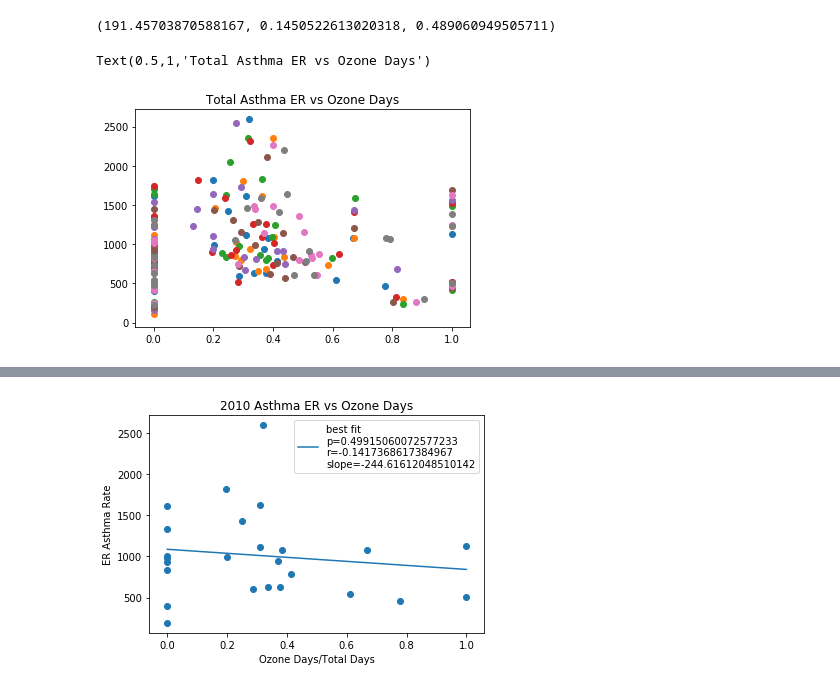
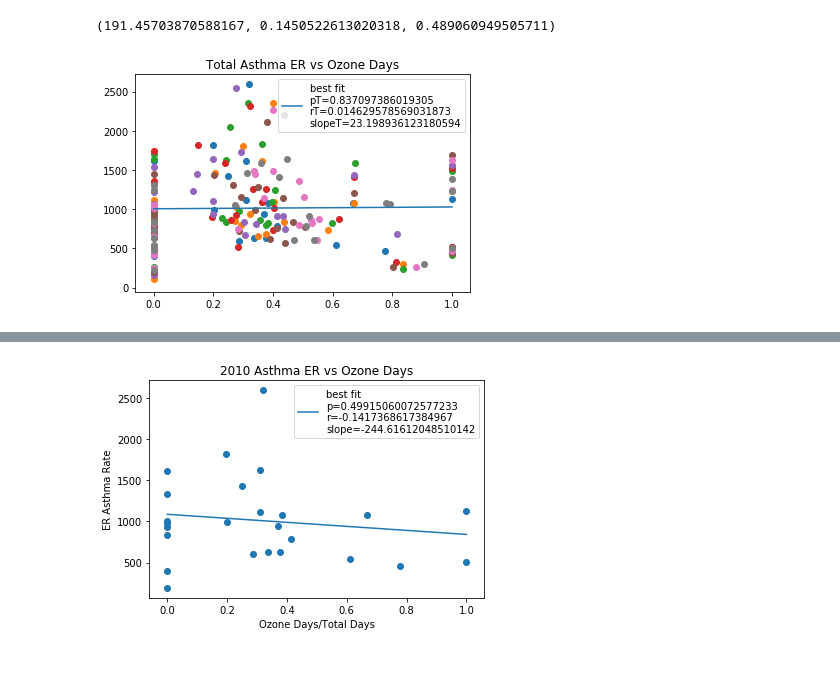
Before and after one commit to ghteds/healthproject, a Jupyter notebook: Code/tedsNew.ipynb, the cells around one changed output, grey strips where cells are left out. Saved outputs shown, nothing was run; the diff lists cells and outputs as text; code cells hidden in the pictures.

Commit message:
total image

```diff
--- a/Code/tedsNew.ipynb
+++ b/Code/tedsNew.ipynb
@@ -359,22 +359,23 @@ slope, p, r
 # %% [output]
 (191.45703870588167, 0.1450522613020318, 0.489060949505711)
 # %%
-allOzoneData[]
-allERVisit[]
+allOzoneData=[]
+allERVisit=[]
 for year in np.arange(2010,2018):
     plt.scatter(gaAQIAndAsthmaER[f'ozoneDivTotal_{year}'],gaAQIAndAsthmaER[f'{year}_ER Visit Rate'])
+    allOzoneData.extend(gaAQIAndAsthmaER[f'ozoneDivTotal_{year}'])
+    allERVisit.extend(gaAQIAndAsthmaER[f'{year}_ER Visit Rate'])
+plt.title('Total Asthma ER vs Ozone Days')
 
-plt.title('Total Asthma ER vs Ozone Days')
-# m,b,r,p,_=stats.linregress(gaAQIAndAsthmaER[f'ozoneDivTotal_{year}'], gaAQIAndAsthmaER[f'{year}_ER Visit Rate'])
+mT,bT,rT,pT,_=stats.linregress(allOzoneData, allERVisit)
 
 #     #fit = slope * gaAQIAndAsthmaER[f'ozoneDivTotal_{year}'] + intercept
-# xmax, xmin=gaAQIAndAsthmaER[f'ozoneDivTotal_{year}'].max(), gaAQIAndAsthmaER[f'ozoneDivTotal_{year}'].min()
+xmax, xmin=max(allOzoneData), min(allOzoneData)
 # plt.xlabel('Ozone Days/Total Days')
-# #     plt.plot(gaAQIAndAsthmaER[f'ozoneDivTotal_{year}'], fit,'b--')
-# plt.plot([xmin,xmax],[m*xmin+b,m*xmax+b])
-# plt.legend([f'best fit\np={p}\nr={r}\nslope={m}'])
+#plt.plot(gaAQIAndAsthmaER[f'ozoneDivTotal_{year}'], fit,'b--')
+plt.plot([xmin,xmax],[mT*xmin+bT,mT*xmax+bT])
+plt.legend([f'best fit\npT={pT}\nrT={rT}\nslopeT={mT}'])
 # plt.ylabel('ER Asthma Rate')
-#plt.savefig(f'../Images/childrenOzoneDays_vs_erAsthmaVisits_{year}.png',bbox_inches='tight'
+plt.savefig(f'../Images/totalsChildrenOzoneDays_vs_erAsthmaVisits_{year}.png',bbox_inches='tight')
 # %% [output]
-Text(0.5,1,'Total Asthma ER vs Ozone Days')
-[figure, old version]
+[figure, new version]
```
Also changed, not shown: parts of 1 cell of this notebook, 1 other file.
